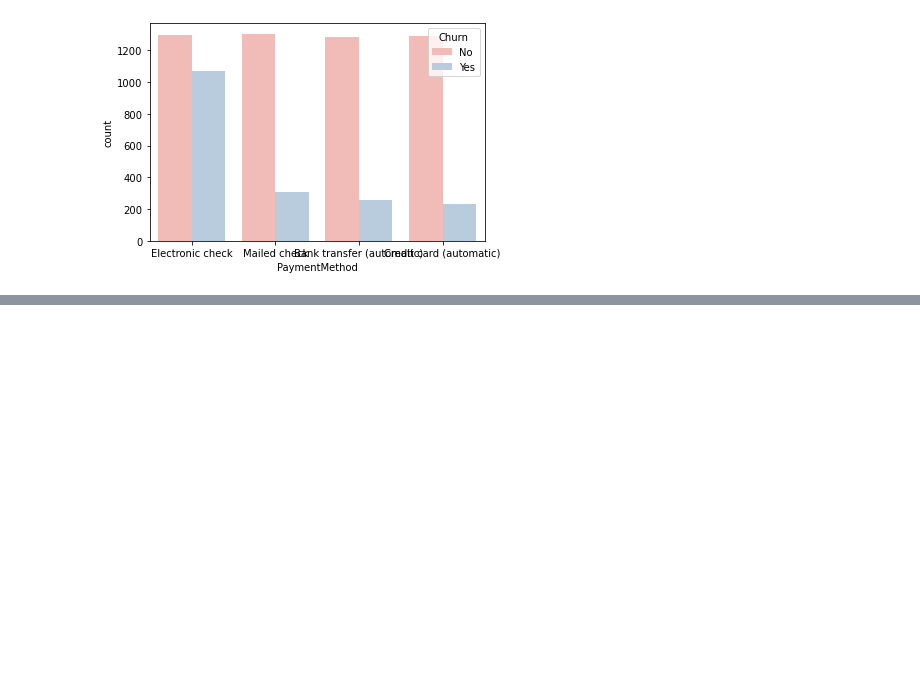
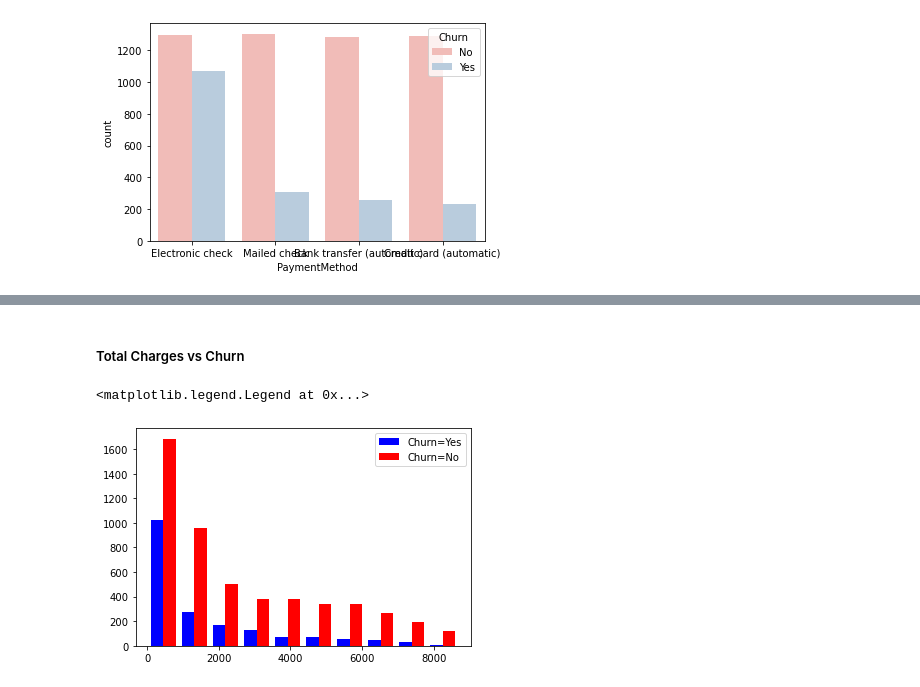
Before and after one commit to Ammon21/Telecom-Customer-Churn, a Jupyter notebook: notebook/main.ipynb, the cells around one changed output, grey strips where cells are left out. Saved outputs shown, nothing was run; the diff lists cells and outputs as text; code cells hidden in the pictures; blank space fills up the shorter version.

```diff
--- a/notebook/main.ipynb
+++ b/notebook/main.ipynb
@@ -198,0 +213,10 @@ sns.countplot(df.PaymentMethod, hue=df.Churn)
+# %% [markdown]
+##### Total Charges vs Churn
+# %%
+yes = dfx[dfx.Churn == 'Yes']['TotalCharges']
+no = dfx[dfx.Churn == 'No']['TotalCharges']
+plt.hist([yes,no], color=['Blue','Red'], label=['Churn=Yes', 'Churn=No'])
+plt.legend()
+# %% [output]
+<matplotlib.legend.Legend at 0x...>
+[figure, added]
```
Also changed, not shown: parts of 5 cells of this notebook.
